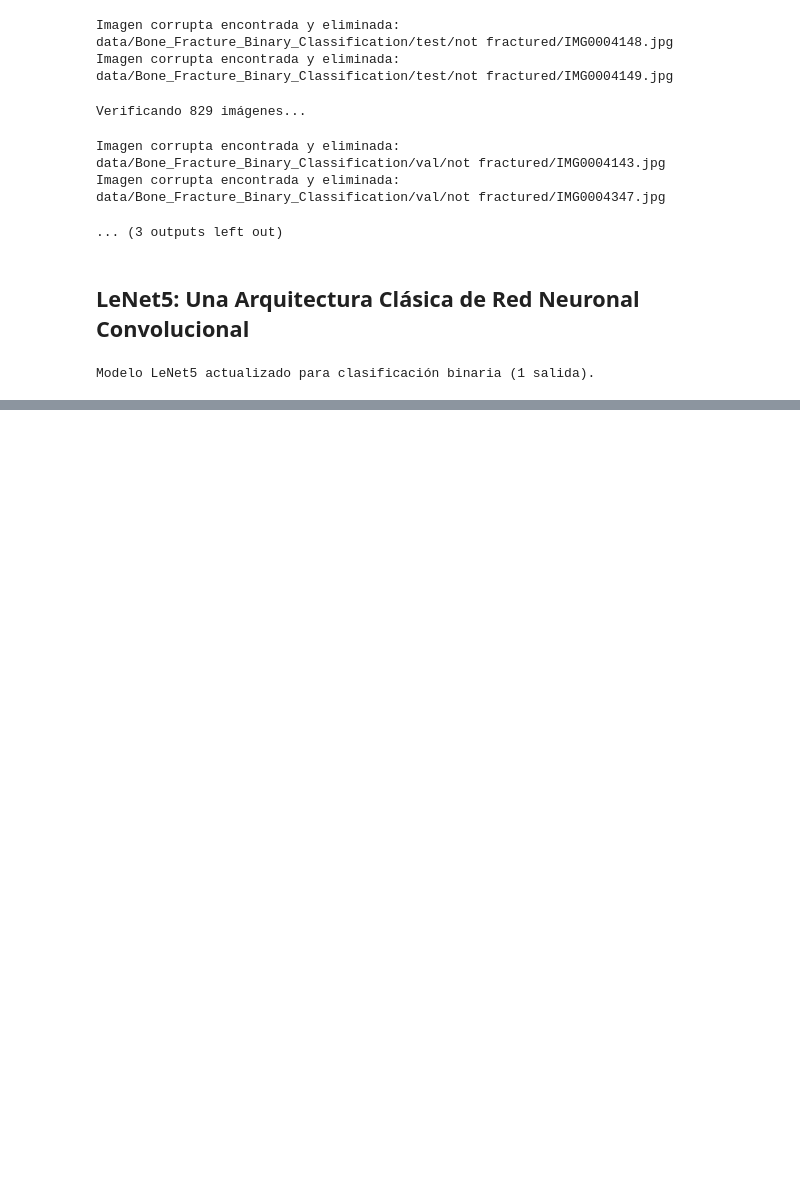
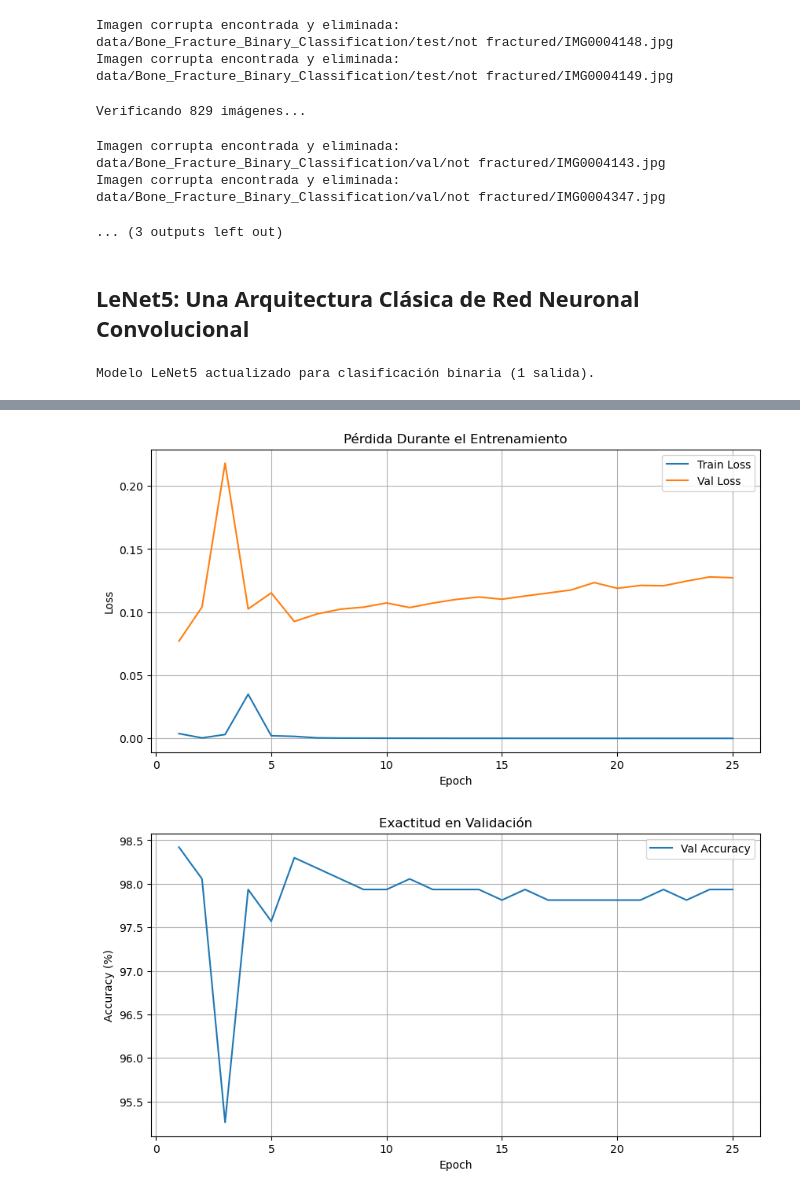
Before and after one commit to anaanarello/Redes-Neuronales, a Jupyter notebook: reto-LesNet5.ipynb, the cells around one changed output, grey strips where cells are left out. Saved outputs shown, nothing was run; the diff lists cells and outputs as text; code cells hidden in the pictures; blank space fills up the shorter version.

```diff
--- a/reto-LesNet5.ipynb
+++ b/reto-LesNet5.ipynb
@@ -359,0 +338,24 @@ RESULTADO FINAL (Test Accuracy): 99.20%
+# %%
+epochs_range = range(1, len(train_losses) + 1)
+
+plt.figure(figsize=(10,5))
+plt.plot(epochs_range, train_losses, label="Train Loss")
+plt.plot(epochs_range, val_losses, label="Val Loss")
+plt.title("Pérdida Durante el Entrenamiento")
+plt.xlabel("Epoch")
+plt.ylabel("Loss")
+plt.legend()
+plt.grid()
+plt.show()
+
+plt.figure(figsize=(10,5))
+plt.plot(epochs_range, val_accuracies, label="Val Accuracy")
+plt.title("Exactitud en Validación")
+plt.xlabel("Epoch")
+plt.ylabel("Accuracy (%)")
+plt.legend()
+plt.grid()
+plt.show()
+# %% [output]
+[figure, added]
+[figure, added]
```
Also changed, not shown: parts of 1 cell of this notebook.
